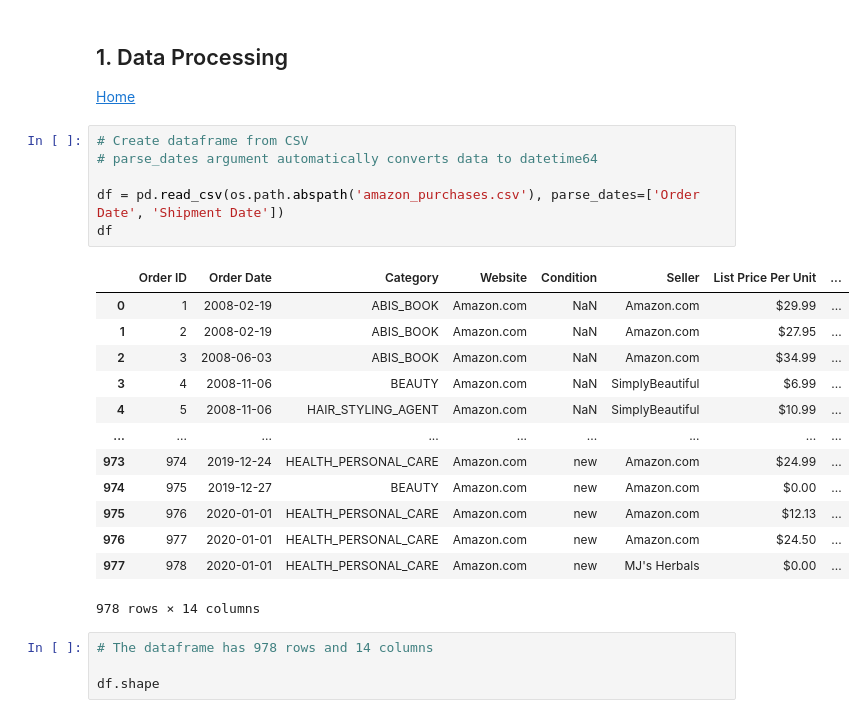
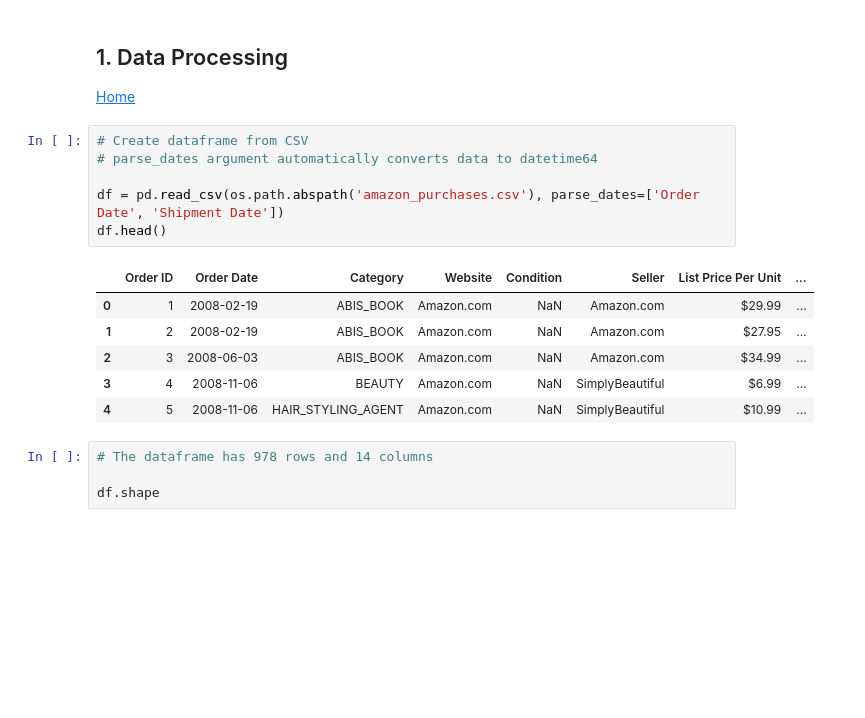
Before and after one commit to AmitSamra/AmazonOrderHistory, a Jupyter notebook: AmazonOrderHistory.ipynb, the cells around one changed output. Cells and saved outputs as stored; diff of their text form; blank space fills up the shorter version.

```diff
--- a/AmazonOrderHistory.ipynb
+++ b/AmazonOrderHistory.ipynb
@@ -21,23 +21,16 @@ import os
 # %%
 # Create dataframe from CSV
 # parse_dates argument automatically converts data to datetime64
 
 df = pd.read_csv(os.path.abspath('amazon_purchases.csv'), parse_dates=['Order Date', 'Shipment Date'])
-df
+df.head()
 # %% [output]
 |  | Order ID | Order Date | Category | Website | Condition | Seller | List Price Per Unit | ... |
 | 0 | 1 | 2008-02-19 | ABIS_BOOK | Amazon.com | NaN | Amazon.com | $29.99 | ... |
 | 1 | 2 | 2008-02-19 | ABIS_BOOK | Amazon.com | NaN | Amazon.com | $27.95 | ... |
 | 2 | 3 | 2008-06-03 | ABIS_BOOK | Amazon.com | NaN | Amazon.com | $34.99 | ... |
 | 3 | 4 | 2008-11-06 | BEAUTY | Amazon.com | NaN | SimplyBeautiful | $6.99 | ... |
 | 4 | 5 | 2008-11-06 | HAIR_STYLING_AGENT | Amazon.com | NaN | SimplyBeautiful | $10.99 | ... |
-| ... | ... | ... | ... | ... | ... | ... | ... | ... |
-| 973 | 974 | 2019-12-24 | HEALTH_PERSONAL_CARE | Amazon.com | new | Amazon.com | $24.99 | ... |
-| 974 | 975 | 2019-12-27 | BEAUTY | Amazon.com | new | Amazon.com | $0.00 | ... |
-| 975 | 976 | 2020-01-01 | HEALTH_PERSONAL_CARE | Amazon.com | new | Amazon.com | $12.13 | ... |
-| 976 | 977 | 2020-01-01 | HEALTH_PERSONAL_CARE | Amazon.com | new | Amazon.com | $24.50 | ... |
-| 977 | 978 | 2020-01-01 | HEALTH_PERSONAL_CARE | Amazon.com | new | MJ's Herbals | $0.00 | ... |
-978 rows × 14 columns
 # %%
 # The dataframe has 978 rows and 14 columns
 
```
Also changed, not shown: parts of 15 cells of this notebook.
